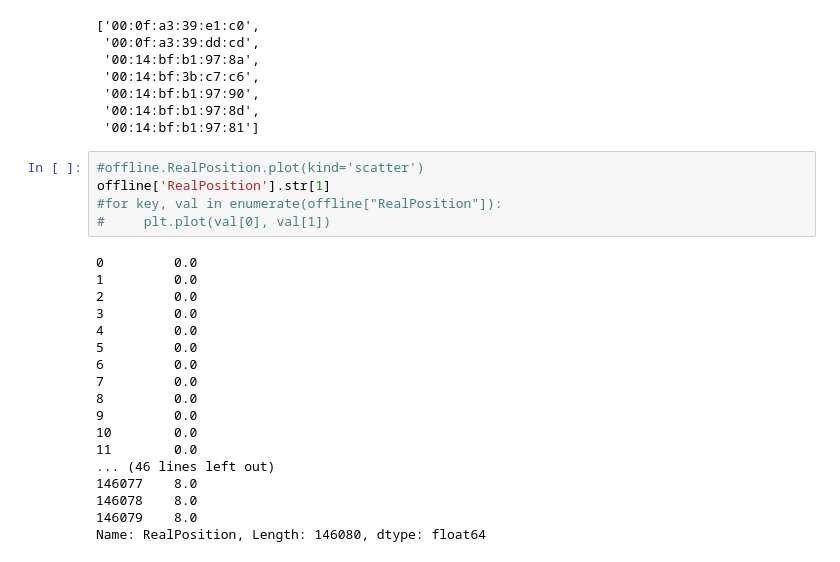
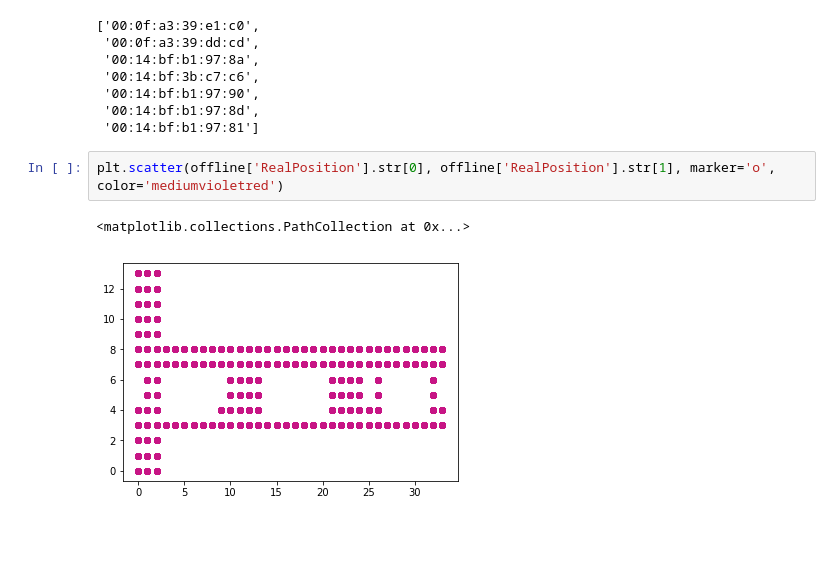
Before and after one commit to pmsn23/DS-7333, a Jupyter notebook: CaseStudy2.ipynb, the cells around one changed output. Drawn from its saved outputs; the diff is of its cells as text; blank space fills up the shorter version.

```diff
--- a/CaseStudy2.ipynb
+++ b/CaseStudy2.ipynb
@@ -244,26 +254,8 @@ mac
  '00:14:bf:b1:97:90',
  '00:14:bf:b1:97:8d',
  '00:14:bf:b1:97:81']
-# %%
-#offline.RealPosition.plot(kind='scatter')
-offline['RealPosition'].str[1]
-#for key, val in enumerate(offline["RealPosition"]):
-#     plt.plot(val[0], val[1])
-# %% [output]
-0         0.0
-1         0.0
-2         0.0
-3         0.0
-4         0.0
-5         0.0
-6         0.0
-7         0.0
-8         0.0
-9         0.0
-10        0.0
-11        0.0
-... (46 lines left out)
-146077    8.0
-146078    8.0
-146079    8.0
-Name: RealPosition, Length: 146080, dtype: float64
+# %%
+plt.scatter(offline['RealPosition'].str[0], offline['RealPosition'].str[1], marker='o', color='mediumvioletred')
+# %% [output]
+<matplotlib.collections.PathCollection at 0x...>
+[figure, added]
```
Also changed, not shown: parts of 8 cells of this notebook.
